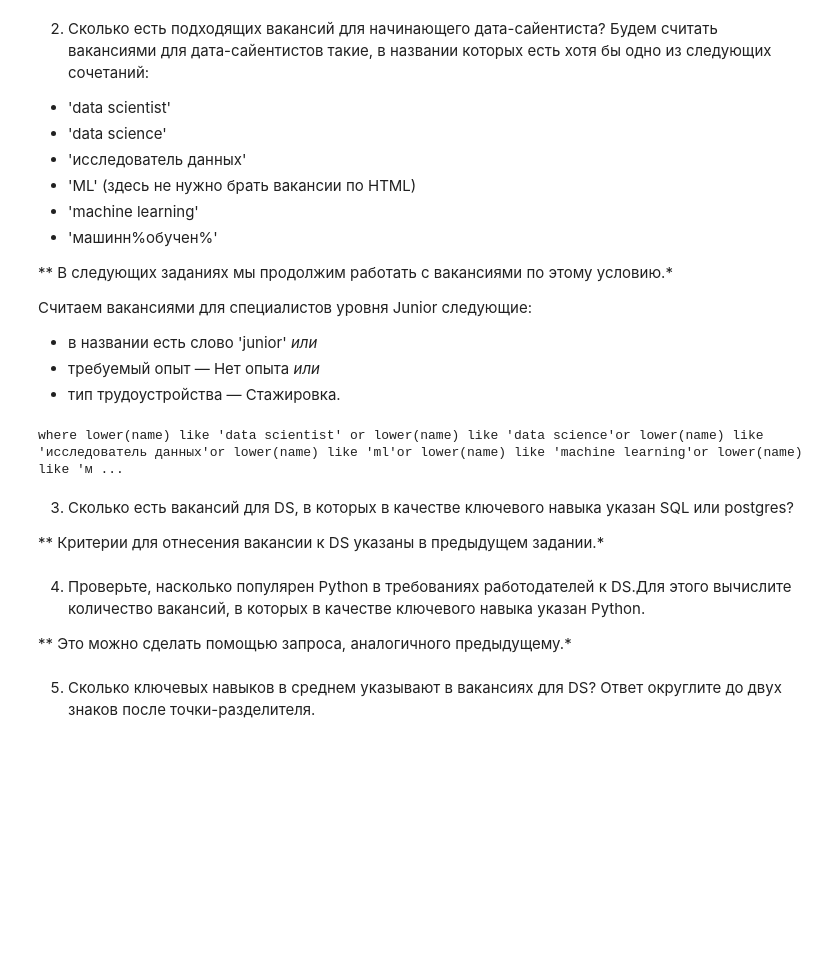
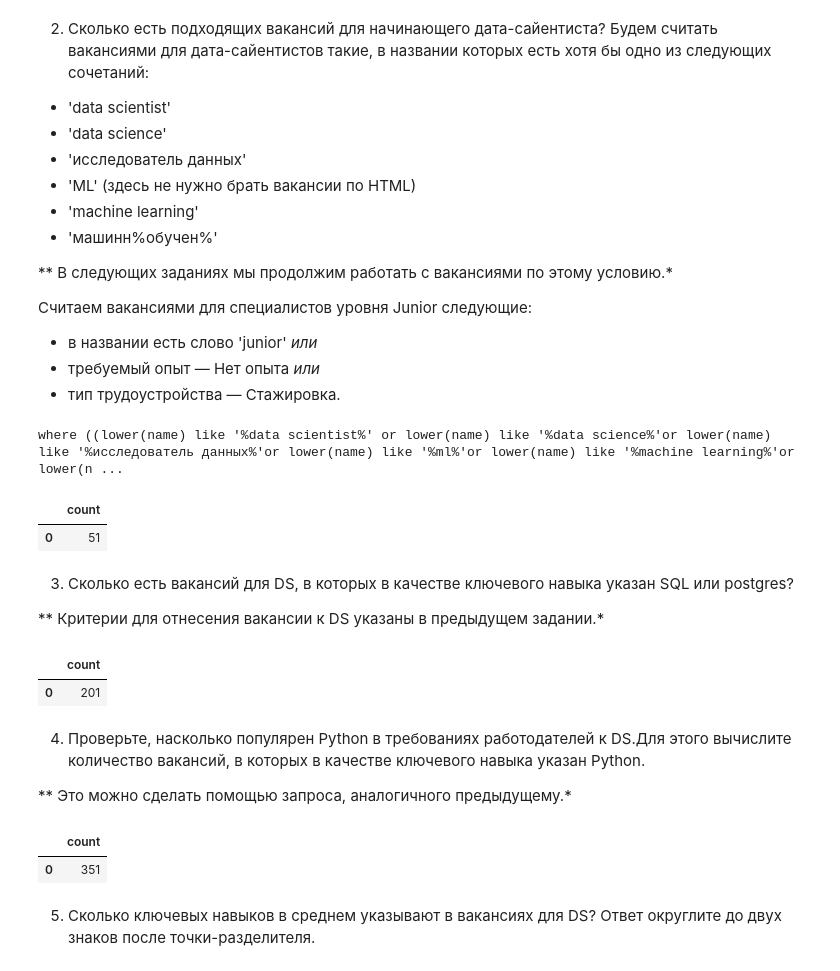
Before and after one commit to Karayushii/Skillfactory_DST, a Jupyter notebook: project_2/Project_2_Ноутбук_шаблон.ipynb, the cells around one changed output. Drawn from its saved outputs; the diff is of its cells as text; code cells hidden in the pictures; blank space fills up the shorter version.

```diff
--- a/project_2/Project_2_Ноутбук_шаблон.ipynb
+++ b/project_2/Project_2_Ноутбук_шаблон.ipynb
@@ -420,21 +420,25 @@ df
 * тип трудоустройства — Стажировка.
 # %%
 comb =['data science','исследователь данных','ml','machine learning','машинн%обучен%']
-text_1 = "where lower(name) like 'data scientist' "
-text_2 = [f"or lower(name) like '{i}'" for i in comb]
-text_3 = "and lower(name) not like 'html' "
-text_4 = text_1+''.join(text_2)+text_3
-print(f'{text_4}')
+text_1 = "where ((lower(name) like '%data scientist%' "
+text_2 = [f"or lower(name) like '%{i}%'" for i in comb]
+text_3 = ") and lower(name) not like '%html%' and lower(name) not like '%teamlead%')"
+text_4 = " and (lower(name) like '%junior%' or lower(experience) like 'нет опыта' or lower(employment) like 'стажировка')"
+text_5 = text_1+''.join(text_2)+text_3+text_4
+print(f'{text_5}')
 # %% [output]
-where lower(name) like 'data scientist' or lower(name) like 'data science'or lower(name) like 'исследователь данных'or lower(name) like 'ml'or lower(name) like 'machine learning'or lower(name) like 'м ...
+where ((lower(name) like '%data scientist%' or lower(name) like '%data science%'or lower(name) like '%исследователь данных%'or lower(name) like '%ml%'or lower(name) like '%machine learning%'or lower(n ...
 # %%
-query_6_1 = f'''select *
+query_6_2 = f'''select count(*)
 from vacancies
-where LOWER(name) like '%data%' or LOWER(name) like '%данн%'
+{text_5}
 '''
-'data scientist','data science','исследователь данных','ML','machine learning','машинн%обучен%'
 # %%
-# результат запроса
+df  =  pd.read_sql_query(query_6_2,connection)
+df
+# %% [output]
+|  | count |
+| 0 | 51 |
 # %% [markdown]
 3. Сколько есть вакансий для DS, в которых в качестве ключевого навыка указан SQL или postgres?
 
@@ -444,5 +453,9 @@ where LOWER(name) like '%data%' or LOWER(name) like '%данн%'
 # %%
-# результат запроса
+df  =  pd.read_sql_query(query_6_3,connection)
+df
+# %% [output]
+|  | count |
+| 0 | 201 |
 # %% [markdown]
 4. Проверьте, насколько популярен Python в требованиях работодателей к DS.Для этого вычислите количество вакансий, в которых в качестве ключевого навыка указан Python.
 
@@ -452,5 +470,9 @@ where LOWER(name) like '%data%' or LOWER(name) like '%данн%'
 # %%
-# результат запроса
+df  =  pd.read_sql_query(query_6_4,connection)
+df
+# %% [output]
+|  | count |
+| 0 | 351 |
 # %% [markdown]
 5. Сколько ключевых навыков в среднем указывают в вакансиях для DS?
 Ответ округлите до двух знаков после точки-разделителя.
```
Also changed, not shown: parts of 3 cells of this notebook.
